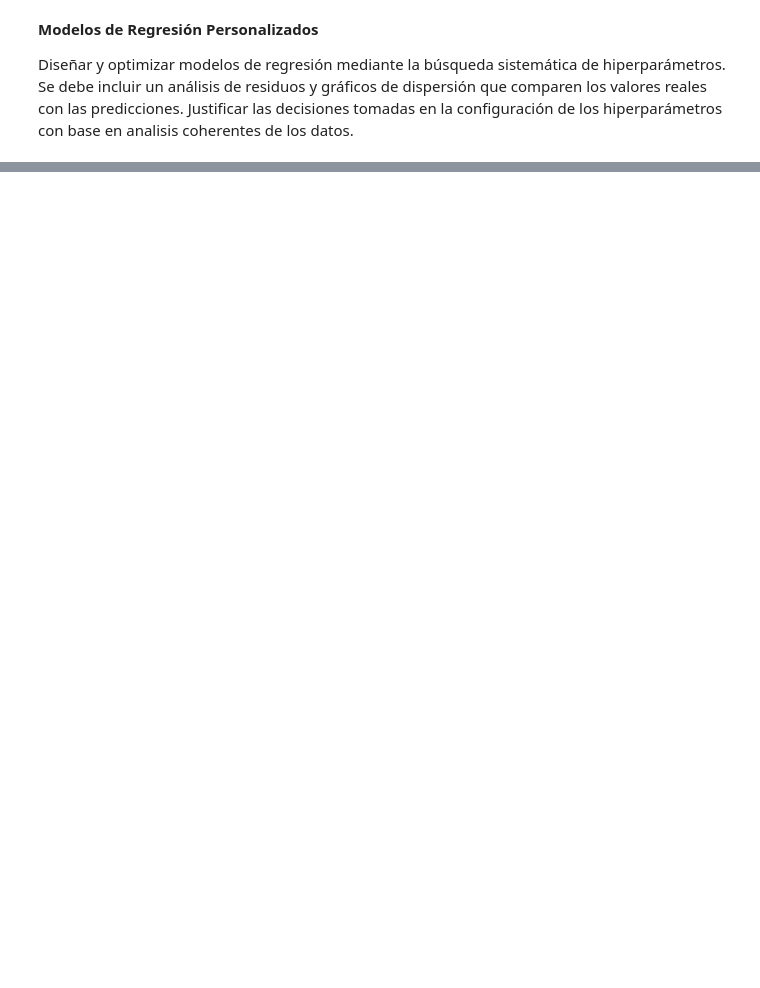
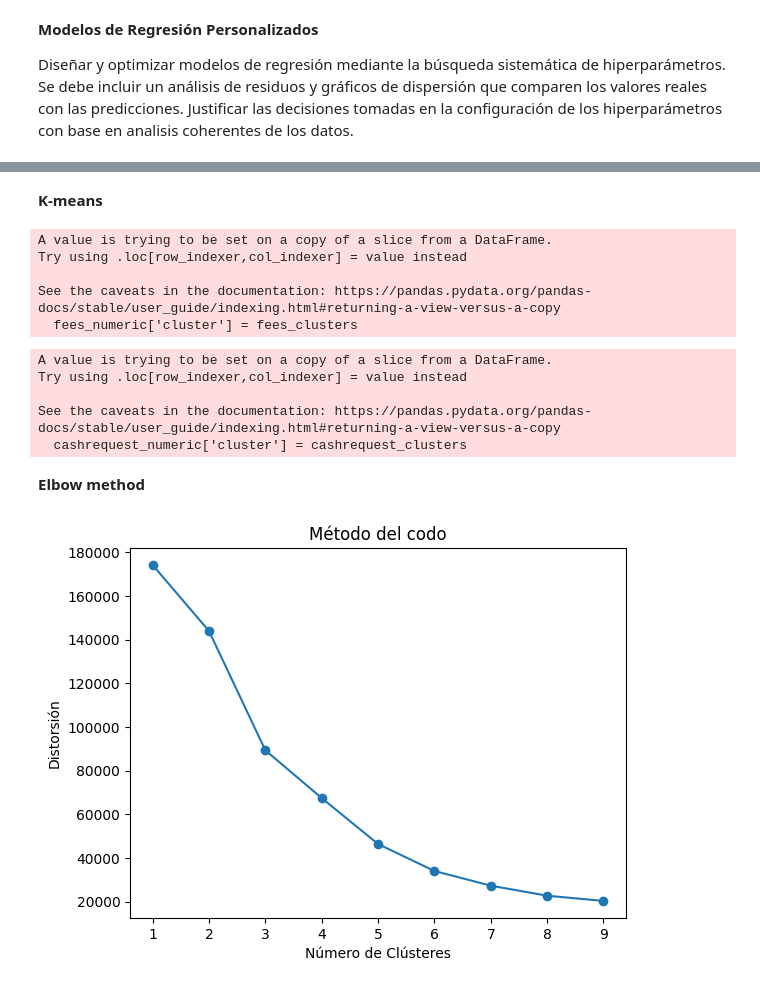
Before and after one commit to Julix4/UOC_proj2_cohortes, a Jupyter notebook: analisis/v1-Modelos-regresión-personalizados.ipynb, the cells around one changed output, grey strips where cells are left out. Saved outputs shown, nothing was run; the diff lists cells and outputs as text; code cells hidden in the pictures; blank space fills up the shorter version.

```diff
--- a/analisis/v1-Modelos-regresión-personalizados.ipynb
+++ b/analisis/v1-Modelos-regresión-personalizados.ipynb
@@ -10,3 +8,6 @@ df_fees = pd.read_csv('./fees_new.csv').copy()  # Guardar el segundo df
+# %%
+%run './02-analisis-calidad-datos-fees.ipynb'
+df_fees = df_fees.copy()  # Guardar el segundo df
 # %%
 import sklearn.model_selection as train_test_split
 import sklearn.svm as svm
@@ -148,0 +85,7 @@ memory usage: 3.2+ MB
+# %%
+# Crear df numérico
+# Seleccionar las columnas numericas
+numeric_columns = df_fees.select_dtypes(include=['int64', 'float64']).columns
+
+# Crear nuevo dataframe
+fees_numeric = df_fees[numeric_columns]
@@ -148,0 +114,13 @@ memory usage: 3.2+ MB
+# %%
+from sklearn.impute import SimpleImputer
+from sklearn.preprocessing import StandardScaler
+
+# Rellenar valores nulos con la media
+imputer = SimpleImputer(strategy='mean')
+fees_cleaned = imputer.fit_transform(fees_numeric)
+cashrequest_cleaned = imputer.fit_transform(cashrequest_numeric)
+
+# Escalar los datos
+scaler = StandardScaler()
+fees_scaled = scaler.fit_transform(fees_cleaned)
+cashrequest_scaled = scaler.fit_transform(cashrequest_cleaned)
@@ -148,0 +129,9 @@ memory usage: 3.2+ MB
+# %%
+from sklearn.decomposition import PCA
+
+# Reducir dimensiones con PCA
+pca_fees = PCA(n_components=3)  # Cambiar a 3 si deseas 3D
+fees_pca = pca_fees.fit_transform(fees_scaled)
+
+# Ver la varianza explicada
+print(f"Varianza explicada por componente (fees_numeric): {pca_fees.explained_variance_ratio_}")
@@ -148,0 +169,46 @@ memory usage: 3.2+ MB
+# %% [markdown]
+**K-means**
+# %%
+from sklearn.cluster import KMeans
+
+# Determinar el número de clústeres (puedes usar el método del codo)
+kmeans_fees = KMeans(n_clusters=5, random_state=42)  # Cambiar el número de clústeres según el caso
+fees_clusters = kmeans_fees.fit_predict(fees_pca)
+
+# Añadir los clústeres al DataFrame original
+fees_numeric['cluster'] = fees_clusters
+# %% [output]
+A value is trying to be set on a copy of a slice from a DataFrame.
+Try using .loc[row_indexer,col_indexer] = value instead
+
+See the caveats in the documentation: https://pandas.pydata.org/pandas-docs/stable/user_guide/indexing.html#returning-a-view-versus-a-copy
+  fees_numeric['cluster'] = fees_clusters
+# %%
+# Determinar el número de clústeres
+kmeans_cashrequest = KMeans(n_clusters=4, random_state=42)  # Cambiar el número de clústeres según el caso
+cashrequest_clusters = kmeans_cashrequest.fit_predict(cashrequest_pca)
+
+# Añadir los clústeres al DataFrame original
+cashrequest_numeric['cluster'] = cashrequest_clusters
+# %% [output]
+A value is trying to be set on a copy of a slice from a DataFrame.
+Try using .loc[row_indexer,col_indexer] = value instead
+
+See the caveats in the documentation: https://pandas.pydata.org/pandas-docs/stable/user_guide/indexing.html#returning-a-view-versus-a-copy
+  cashrequest_numeric['cluster'] = cashrequest_clusters
+# %% [markdown]
+**Elbow method**
+# %%
+distortions = []
+for k in range(1, 10):
+    kmeans = KMeans(n_clusters=k, random_state=42)
+    kmeans.fit(fees_pca)  # O cashrequest_pca
+    distortions.append(kmeans.inertia_)
+
+plt.plot(range(1, 10), distortions, marker='o')
+plt.title('Método del codo')
+plt.xlabel('Número de Clústeres')
+plt.ylabel('Distorsión')
+plt.show()
+# %% [output]
+[figure, added]
```
Also changed, not shown: parts of 20 cells of this notebook.
